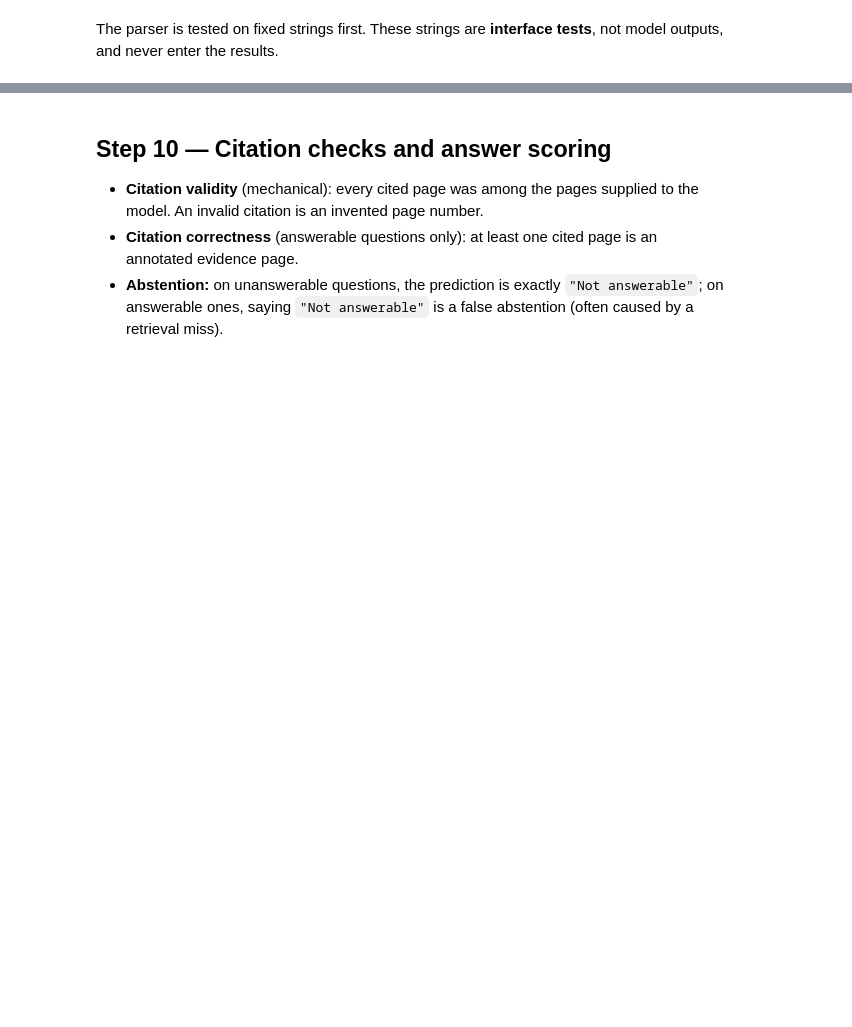
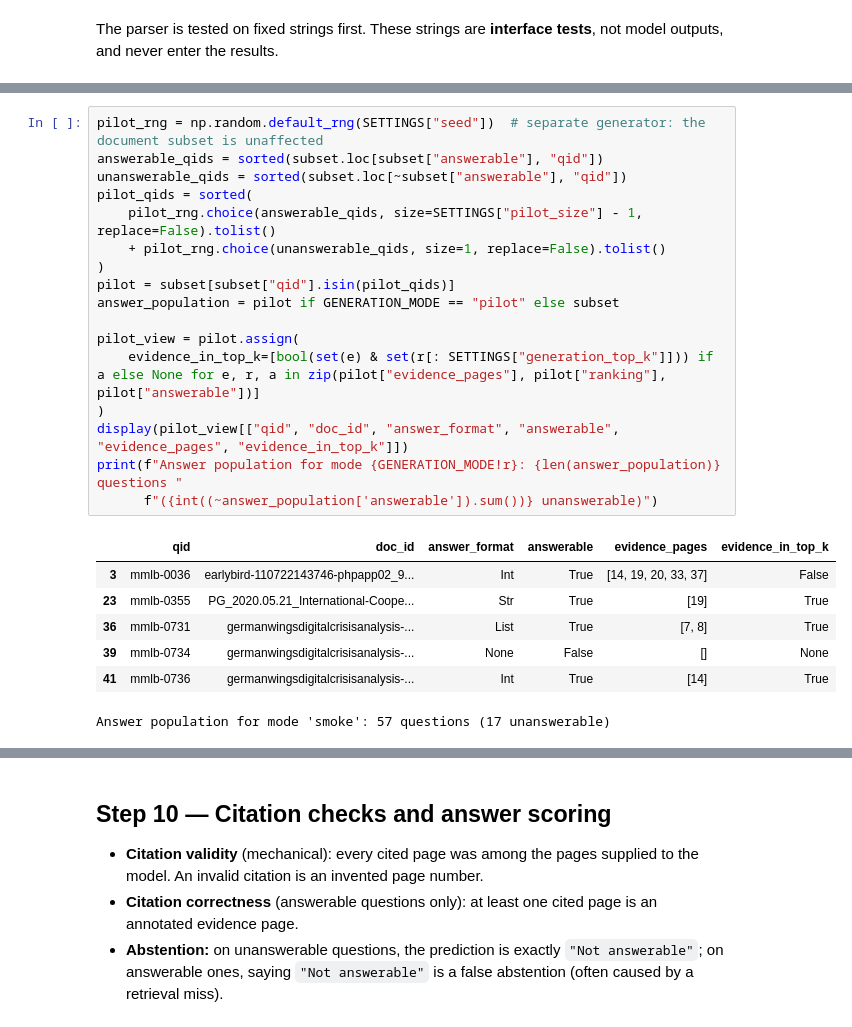
Before and after one commit to ROUSenghak/Multimodal-Document-Intelligence, a Jupyter notebook: notebooks/project/14_mmlongbench_doc_benchmark.ipynb, the cells around one changed output, grey strips where cells are left out. Drawn from its saved outputs; the diff is of its cells as text; blank space fills up the shorter version.

```diff
--- a/notebooks/project/14_mmlongbench_doc_benchmark.ipynb
+++ b/notebooks/project/14_mmlongbench_doc_benchmark.ipynb
@@ -1208,0 +1532,25 @@ Parser interface checks passed.
+# %%
+pilot_rng = np.random.default_rng(SETTINGS["seed"])  # separate generator: the document subset is unaffected
+answerable_qids = sorted(subset.loc[subset["answerable"], "qid"])
+unanswerable_qids = sorted(subset.loc[~subset["answerable"], "qid"])
+pilot_qids = sorted(
+    pilot_rng.choice(answerable_qids, size=SETTINGS["pilot_size"] - 1, replace=False).tolist()
+    + pilot_rng.choice(unanswerable_qids, size=1, replace=False).tolist()
+)
+pilot = subset[subset["qid"].isin(pilot_qids)]
+answer_population = pilot if GENERATION_MODE == "pilot" else subset
+
+pilot_view = pilot.assign(
+    evidence_in_top_k=[bool(set(e) & set(r[: SETTINGS["generation_top_k"]])) if a else None for e, r, a in zip(pilot["evidence_pages"], pilot["ranking"], pilot["answerable"])]
+)
+display(pilot_view[["qid", "doc_id", "answer_format", "answerable", "evidence_pages", "evidence_in_top_k"]])
+print(f"Answer population for mode {GENERATION_MODE!r}: {len(answer_population)} questions "
+      f"({int((~answer_population['answerable']).sum())} unanswerable)")
+# %% [output]
+|  | qid | doc_id | answer_format | answerable | evidence_pages | evidence_in_top_k |
+| 3 | mmlb-0036 | earlybird-110722143746-phpapp02_9... | Int | True | [14, 19, 20, 33, 37] | False |
+| 23 | mmlb-0355 | PG_2020.05.21_International-Coope... | Str | True | [19] | True |
+| 36 | mmlb-0731 | germanwingsdigitalcrisisanalysis-... | List | True | [7, 8] | True |
+| 39 | mmlb-0734 | germanwingsdigitalcrisisanalysis-... | None | False | [] | None |
+| 41 | mmlb-0736 | germanwingsdigitalcrisisanalysis-... | Int | True | [14] | True |
+Answer population for mode 'smoke': 57 questions (17 unanswerable)
```
Also changed, not shown: parts of 20 cells of this notebook.
